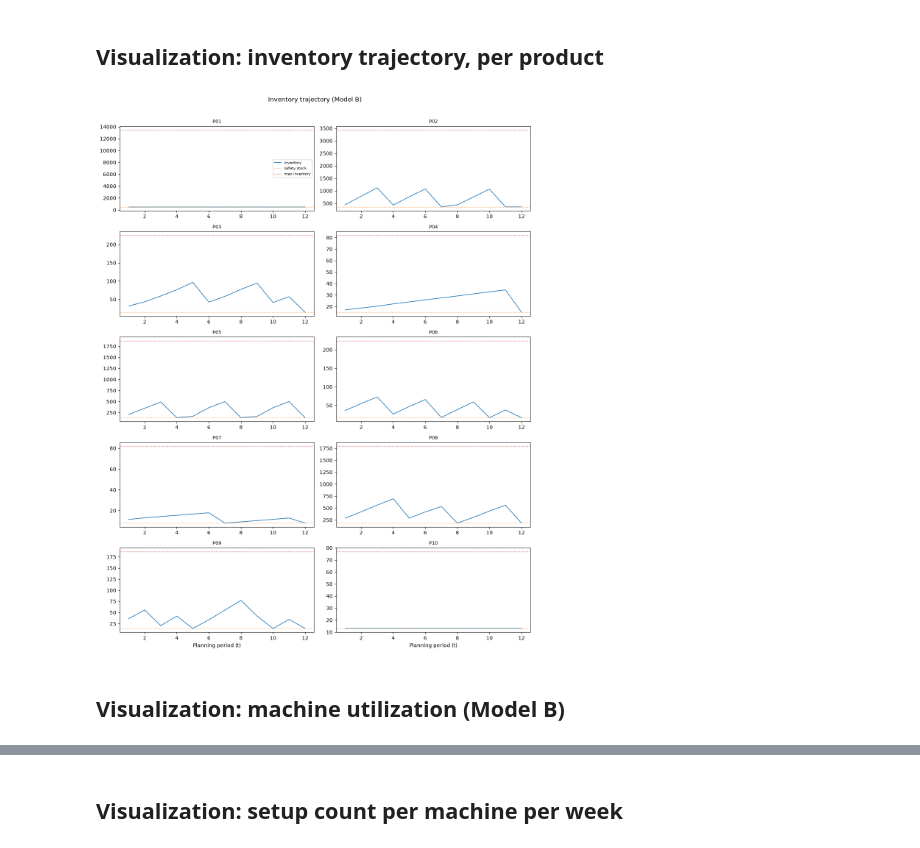
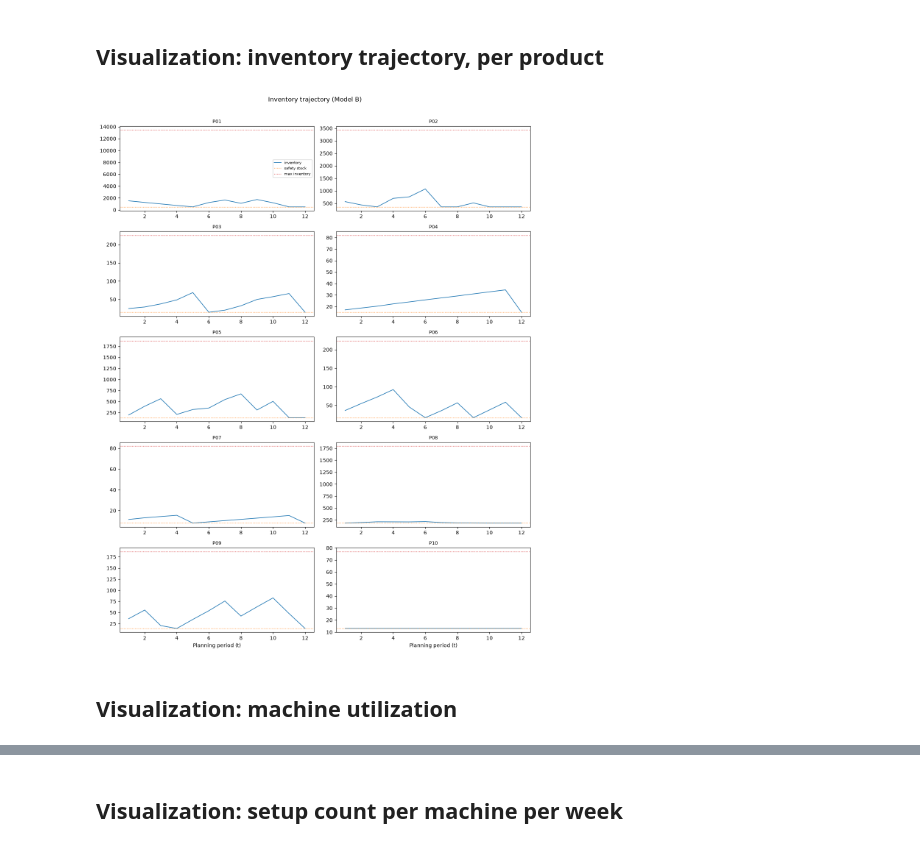
Before and after one commit to MWalid2/industrial-production-optimization, a Jupyter notebook: notebooks/06_setup_and_allocation.ipynb, the cells around one changed output, grey strips where cells are left out. Cells and saved outputs as stored; diff of their text form; code cells hidden in the pictures.

```diff
--- a/notebooks/06_setup_and_allocation.ipynb
+++ b/notebooks/06_setup_and_allocation.ipynb
@@ -298,0 +118,9 @@ usage_comparison
+# %%
+x = model.addVars(idx_pmt, lb=0, name="x")
+y = model.addVars(idx_pmt, vtype=GRB.BINARY, name="y")
+inv = model.addVars(P, T, lb=0, name="inv")
+shortage = model.addVars(P, T, lb=0, name="shortage")
+overtime = model.addVars(M, T, lb=0, name="overtime")
+for m in M:
+    for t in T:
+        overtime[m, t].UB = overtime_hours[m]
@@ -301,6 +344,6 @@ usage_comparison
 # %%
 production_plan = pd.DataFrame([
-    {"product_id": p, "machine_id": m, "t": t, "quantity": pyo.value(model_b.x[p, m, t])}
+    {"product_id": p, "machine_id": m, "t": t, "quantity": x[p, m, t].X}
     for (p, m) in PM for t in T
 ])
 production_plan = production_plan[production_plan["quantity"] > 1e-6].round({"quantity": 1})
@@ -329,6 +372,6 @@ production rows (nonzero): 96
 # %%
 inventory_plan = pd.DataFrame([
-    {"product_id": p, "t": t, "inventory": pyo.value(model_b.inv[p, t])}
+    {"product_id": p, "t": t, "inventory": inv[p, t].X}
     for p in P for t in T
 ]).round({"inventory": 1})
 
@@ -433,10 +489,10 @@ per product.
 # %%
 check_rows = []
 for p in P:
-    total_production = sum(pyo.value(model_b.x[p, m, t]) for m in M if (p, m) in PM for t in T)
+    total_production = sum(x[p, m, t].X for m in M if (p, m) in PM for t in T)
     total_demand = sum(demand[p, t] for t in T)
-    total_shortage = sum(pyo.value(model_b.shortage[p, t]) for t in T)
-    ending_inv = pyo.value(model_b.inv[p, T[-1]])
+    total_shortage = sum(shortage[p, t].X for t in T)
+    ending_inv = inv[p, T[-1]].X
 
     lhs = initial_inventory[p] + total_production
     rhs = total_demand - total_shortage + ending_inv
@@ -484,23 +571,23 @@ plt.show()
 # %%
 fig, axes = plt.subplots(5, 2, figsize=(12, 15), sharex=False)
 
 for ax, p in zip(axes.flat, P):
-    inv = inventory_plan[inventory_plan["product_id"] == p].sort_values("t")
+    inv_series = inventory_plan[inventory_plan["product_id"] == p].sort_values("t")
 
-    ax.plot(inv["t"], inv["inventory"], color="tab:blue", linewidth=1.2, label="inventory")
+    ax.plot(inv_series["t"], inv_series["inventory"], color="tab:blue", linewidth=1.2, label="inventory")
     ax.axhline(safety_stock[p], color="tab:orange", linestyle=":", linewidth=1, label="safety stock")
     ax.axhline(max_inventory[p], color="tab:red", linestyle=":", linewidth=1, label="max inventory")
     ax.set_title(p, fontsize=9)
 
 axes.flat[0].legend(fontsize=7)
 for ax in axes[-1]:
     ax.set_xlabel("Planning period (t)")
 
 fig.suptitle("Inventory trajectory (Model B)", y=1.01)
 fig.tight_layout()
 plt.show()
 # %% [output]
-[figure, old version]
+[figure, new version]
 # %% [markdown]
-## Visualization: machine utilization (Model B)
+## Visualization: machine utilization
 # %%
```
Also changed, not shown: parts of 54 cells of this notebook, 28 other files.
